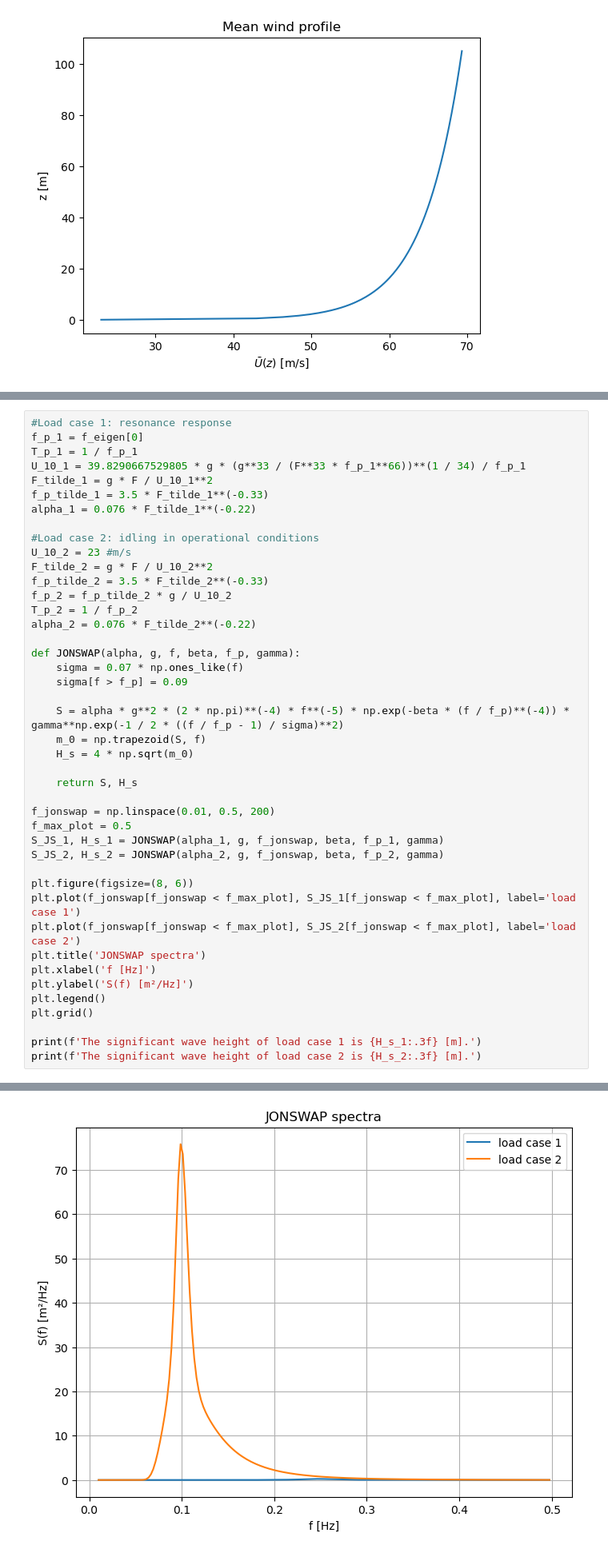
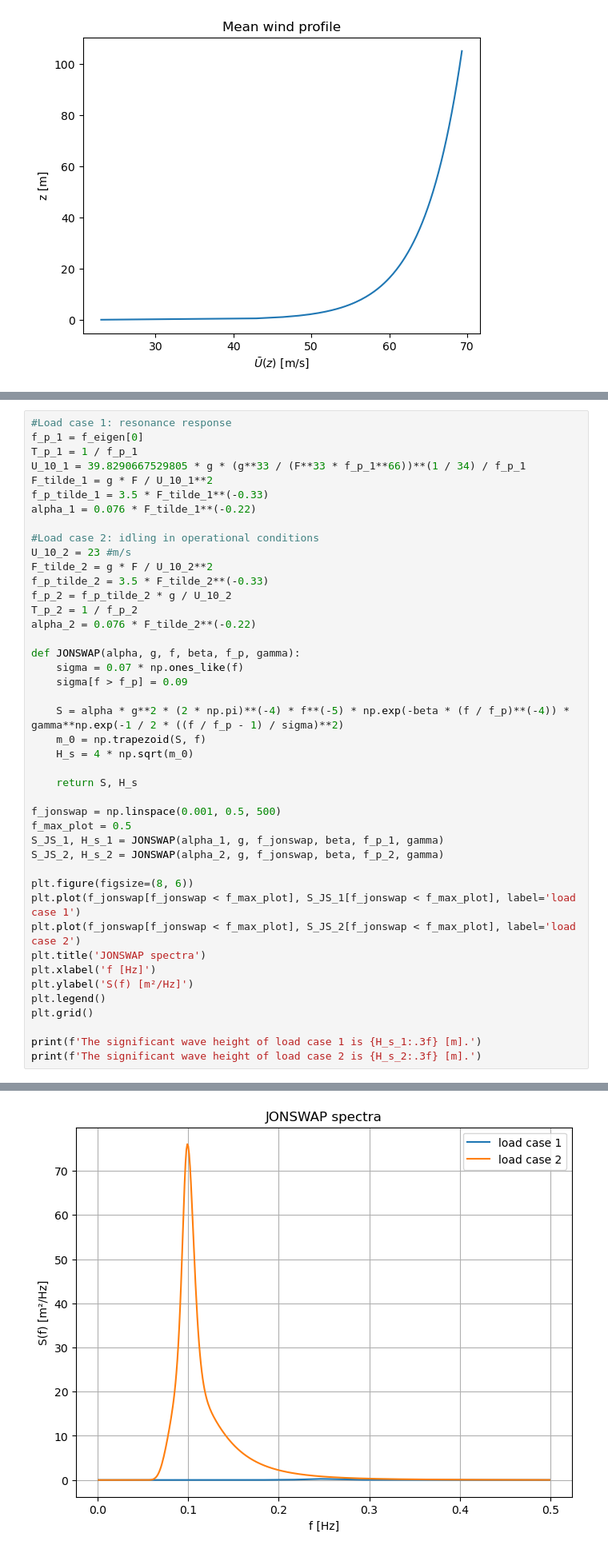
Before and after one commit to Lymone96/CIEM5220-Group2, a Jupyter notebook: 2_WW/WW_Assignment (Question 1-4).ipynb, the cells around one changed output, grey strips where cells are left out. Shown at 80% size. Saved outputs shown, nothing was run; the diff lists cells and outputs as text.

```diff
--- a/2_WW/WW_Assignment (Question 1-4).ipynb
+++ b/2_WW/WW_Assignment (Question 1-4).ipynb
@@ -435,35 +436,35 @@ T_p_2 = 1 / f_p_2
 alpha_2 = 0.076 * F_tilde_2**(-0.22)
 
 def JONSWAP(alpha, g, f, beta, f_p, gamma):
     sigma = 0.07 * np.ones_like(f)
     sigma[f > f_p] = 0.09
 
     S = alpha * g**2 * (2 * np.pi)**(-4) * f**(-5) * np.exp(-beta * (f / f_p)**(-4)) * gamma**np.exp(-1 / 2 * ((f / f_p - 1) / sigma)**2)
     m_0 = np.trapezoid(S, f)
     H_s = 4 * np.sqrt(m_0)
 
     return S, H_s
 
-f_jonswap = np.linspace(0.01, 0.5, 200)
+f_jonswap = np.linspace(0.001, 0.5, 500)
 f_max_plot = 0.5
 S_JS_1, H_s_1 = JONSWAP(alpha_1, g, f_jonswap, beta, f_p_1, gamma)
 S_JS_2, H_s_2 = JONSWAP(alpha_2, g, f_jonswap, beta, f_p_2, gamma)
 
 plt.figure(figsize=(8, 6))
 plt.plot(f_jonswap[f_jonswap < f_max_plot], S_JS_1[f_jonswap < f_max_plot], label='load case 1')
 plt.plot(f_jonswap[f_jonswap < f_max_plot], S_JS_2[f_jonswap < f_max_plot], label='load case 2')
 plt.title('JONSWAP spectra')
 plt.xlabel('f [Hz]')
 plt.ylabel('S(f) [m²/Hz]')
 plt.legend()
 plt.grid()
 
 print(f'The significant wave height of load case 1 is {H_s_1:.3f} [m].')
 print(f'The significant wave height of load case 2 is {H_s_2:.3f} [m].')
 # %% [output]
 The significant wave height of load case 1 is 0.545 [m].
 The significant wave height of load case 2 is 6.233 [m].
-[figure, old version]
+[figure, new version]
 # %% [markdown]
 ## Question 4: Wind and waves timeseries and convergence analysis
 
```
Also changed, not shown: parts of 9 cells of this notebook, 1 other file.
